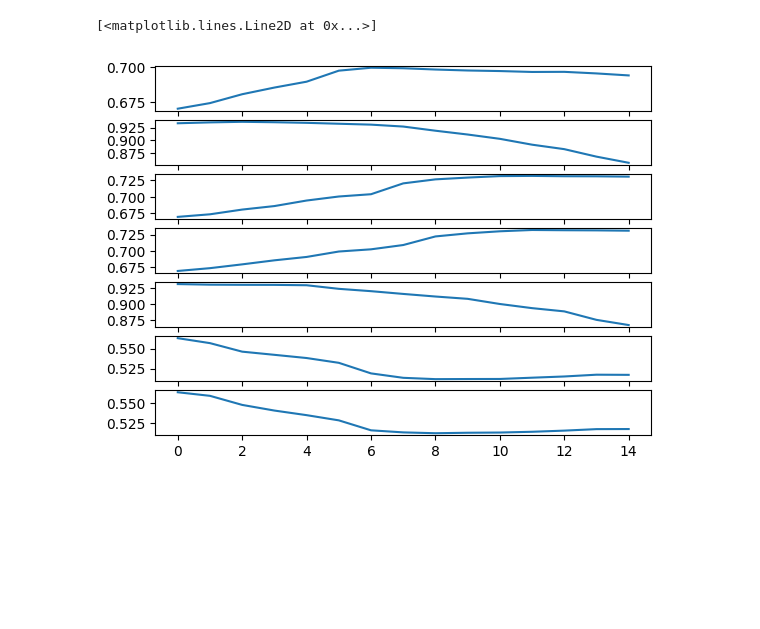
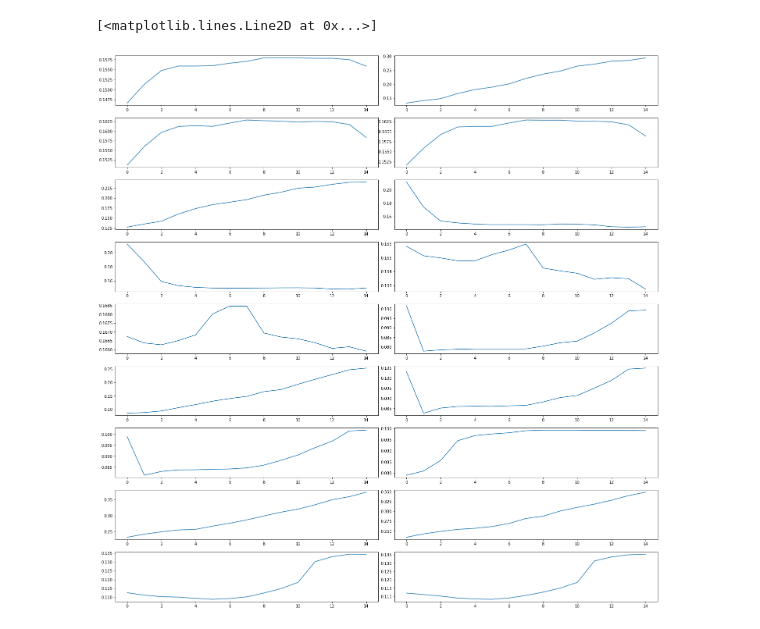
Before and after one commit to HarrisonHakanen/Testes, a Jupyter notebook: Testes com random forest.ipynb, the cells around one changed output. Drawn from its saved outputs; the diff is of its cells as text; code cells hidden in the pictures; blank space fills up the shorter version.

Commit message:
Commit
Atualização de código e criação de alguns modelos testes

```diff
--- a/Testes com random forest.ipynb
+++ b/Testes com random forest.ipynb
@@ -317,86 +563,64 @@ Modelo carregado
 # %%
+#REALIZA PREVISÕES
+
 qtd_previsoes = 15
-
 knots = 60
-
 sigma = 0.0003
 
-base_teste = base[:"2022-03-03"]
+base_teste = base
 
-
+#Modelos com o gaussiano menos sensíveis
 lista_previsoes1 = Realizar_previsoes_randomForest(qtd_previsoes,base_teste,180,modelo_rf1,knots,sigma)
 lista_previsoes2 = Realizar_previsoes_randomForest(qtd_previsoes,base_teste,90,modelo_rf2,knots,sigma)
 lista_previsoes3 = Realizar_previsoes_randomForest(qtd_previsoes,base_teste,180,modelo_rf3,knots,sigma)
 lista_previsoes4 = Realizar_previsoes_randomForest(qtd_previsoes,base_teste,180,modelo_rf4,knots,sigma)
 lista_previsoes5 = Realizar_previsoes_randomForest(qtd_previsoes,base_teste,90,modelo_rf5,knots,sigma)
-#lista_previsoes6 = Realizar_previsoes_randomForest(qtd_previsoes,base,50,modelo_rf6,knots,sigma)
 lista_previsoes7 = Realizar_previsoes_randomForest(qtd_previsoes,base_teste,300,modelo_rf7,knots,sigma)
 lista_previsoes8 = Realizar_previsoes_randomForest(qtd_previsoes,base_teste,300,modelo_rf8,knots,sigma)
 lista_previsoes9 = Realizar_previsoes_randomForest(qtd_previsoes,base_teste,500,modelo_rf9,knots,sigma)
 lista_previsoes10 = Realizar_previsoes_randomForest(qtd_previsoes,base_teste,500,modelo_rf10,knots,sigma)
 
 
-x = np.array(range(len(lista_previsoes1)))
-y = np.array(lista_previsoes1)
 
-plt.subplot(9, 1, 1)
-plt.plot(x,y)
+#Modelos com o gaussiano mais sensíveis
+lista_previsoes11 = Realizar_previsoes_randomForest(qtd_previsoes,base_teste,180,modelo_rf11,knots,sigma)
+lista_previsoes12 = Realizar_previsoes_randomForest(qtd_previsoes,base_teste,90,modelo_rf12,knots,sigma)
+lista_previsoes13 = Realizar_previsoes_randomForest(qtd_previsoes,base_teste,180,modelo_rf13,knots,sigma)
+lista_previsoes14 = Realizar_previsoes_randomForest(qtd_previsoes,base_teste,180,modelo_rf14,knots,sigma)
+lista_previsoes15 = Realizar_previsoes_randomForest(qtd_previsoes,base_teste,90,modelo_rf15,knots,sigma)
+lista_previsoes16 = Realizar_previsoes_randomForest(qtd_previsoes,base_teste,300,modelo_rf16,knots,sigma)
+lista_previsoes17 = Realizar_previsoes_randomForest(qtd_previsoes,base_teste,300,modelo_rf17,knots,sigma)
+lista_previsoes18 = Realizar_previsoes_randomForest(qtd_previsoes,base_teste,500,modelo_rf18,knots,sigma)
+lista_previsoes19 = Realizar_previsoes_randomForest(qtd_previsoes,base_teste,500,modelo_rf19,knots,sigma)
 
 
-x = np.array(range(len(lista_previsoes2)))
-y = np.array(lista_previsoes2)
 
-plt.subplot(9, 1, 2)
-plt.plot(x,y)
+#PLOTA AS PREVISÕES
 
+fig, ax = plt.subplots(9, 2, figsize=(20,20))
+fig.tight_layout()
 
-x = np.array(range(len(lista_previsoes3)))
-y = np.array(lista_previsoes3)
+#Modelos com o gaussiano menos sensíveis
+ax[0,0].plot(range(len(lista_previsoes1)),lista_previsoes1)
+ax[0,1].plot(range(len(lista_previsoes2)),lista_previsoes2)
+ax[1,0].plot(range(len(lista_previsoes3)),lista_previsoes3)
+ax[1,1].plot(range(len(lista_previsoes4)),lista_previsoes4)
+ax[2,0].plot(range(len(lista_previsoes5)),lista_previsoes5)
+ax[2,1].plot(range(len(lista_previsoes7)),lista_previsoes7)
+ax[3,0].plot(range(len(lista_previsoes8)),lista_previsoes8)
+ax[3,1].plot(range(len(lista_previsoes9)),lista_previsoes9)
+ax[4,0].plot(range(len(lista_previsoes10)),lista_previsoes10)
 
-plt.subplot(9, 1, 3)
-plt.plot(x,y)
-
-
-x = np.array(range(len(lista_previsoes4)))
-y = np.array(lista_previsoes4)
-
-plt.subplot(9, 1, 4)
-plt.plot(x,y)
-
-
-x = np.array(range(len(lista_previsoes5)))
-y = np.array(lista_previsoes5)
-
-plt.subplot(9, 1, 5)
-plt.plot(x,y)
-
-
-x = np.array(range(len(lista_previsoes7)))
-y = np.array(lista_previsoes7)
-
-plt.subplot(9, 1, 6)
-plt.plot(x,y)
-
-
-x = np.array(range(len(lista_previsoes8)))
-y = np.array(lista_previsoes8)
-
-plt.subplot(9, 1, 7)
-plt.plot(x,y)
-
-
-x = np.array(range(len(lista_previsoes9)))
-y = np.array(lista_previsoes8)
-
-plt.subplot(9, 1, 8)
-plt.plot(x,y)
-
-
-x = np.array(range(len(lista_previsoes10)))
-y = np.array(lista_previsoes10)
-
-plt.subplot(9, 1, 9)
-plt.plot(x,y)
+#Modelos com o gaussiano mais sensíveis
+ax[4,1].plot(range(len(lista_previsoes11)),lista_previsoes11)
+ax[5,0].plot(range(len(lista_previsoes12)),lista_previsoes12)
+ax[5,1].plot(range(len(lista_previsoes13)),lista_previsoes13)
+ax[6,0].plot(range(len(lista_previsoes14)),lista_previsoes14)
+ax[6,1].plot(range(len(lista_previsoes15)),lista_previsoes15)
+ax[7,0].plot(range(len(lista_previsoes16)),lista_previsoes16)
+ax[7,1].plot(range(len(lista_previsoes17)),lista_previsoes17)
+ax[8,0].plot(range(len(lista_previsoes18)),lista_previsoes18)
+ax[8,1].plot(range(len(lista_previsoes19)),lista_previsoes19)
 # %% [output]
 [<matplotlib.lines.Line2D at 0x...>]
-[figure, old version]
+[figure, new version]
```
Also changed, not shown: parts of 7 cells of this notebook, 56 other files.
